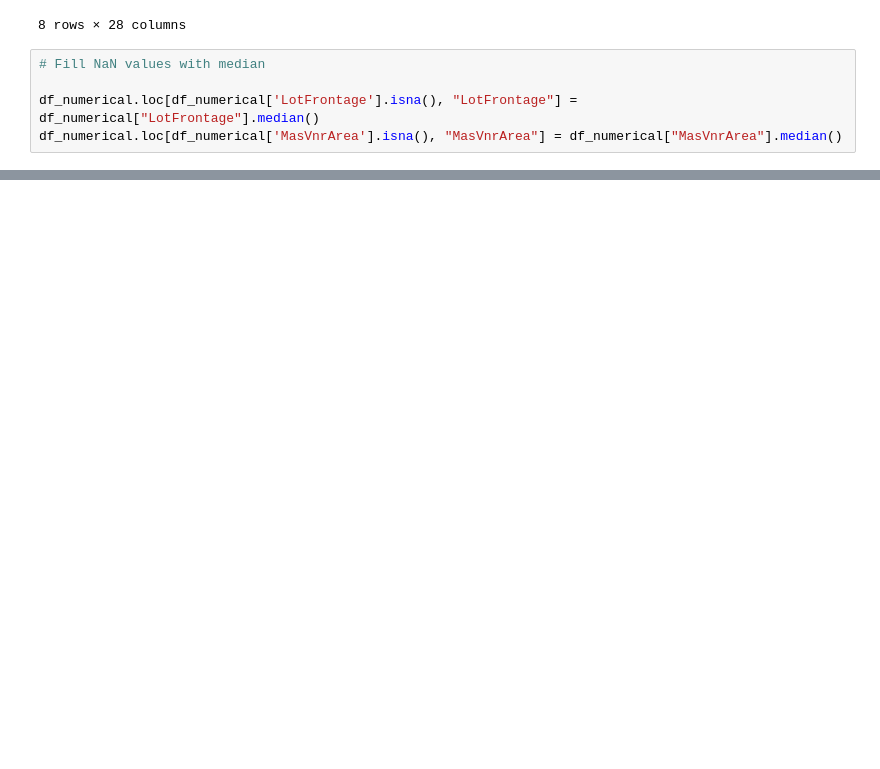
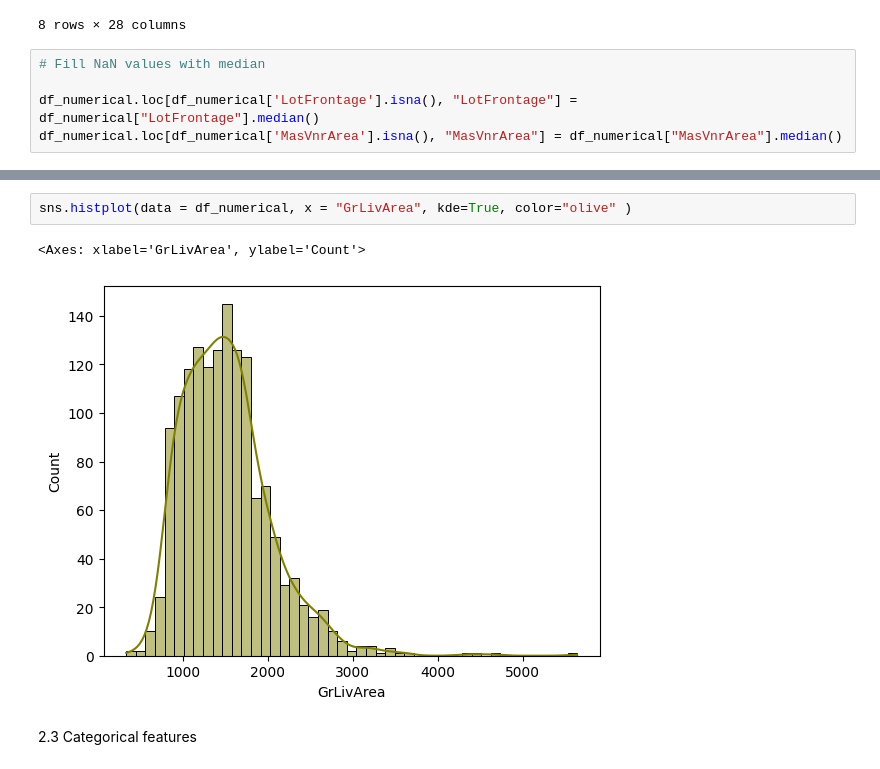
Before and after one commit to EL-MEHDI-git/Kaggle-competition-house-prices-advanced-regression-techniques, a Jupyter notebook: house-prices-advanced-regression-techniques.ipynb, the cells around one changed output, grey strips where cells are left out. Saved outputs shown, nothing was run; the diff lists cells and outputs as text; blank space fills up the shorter version.

```diff
--- a/house-prices-advanced-regression-techniques.ipynb
+++ b/house-prices-advanced-regression-techniques.ipynb
@@ -95,0 +156,7 @@ df_numerical.loc[df_numerical['MasVnrArea'].isna(), "MasVnrArea"] = df_numerical
+# %%
+sns.histplot(data = df_numerical, x = "GrLivArea", kde=True, color="olive" )
+# %% [output]
+<Axes: xlabel='GrLivArea', ylabel='Count'>
+[figure, added]
+# %% [markdown]
+2.3 Categorical features
```
Also changed, not shown: parts of 20 cells of this notebook.
